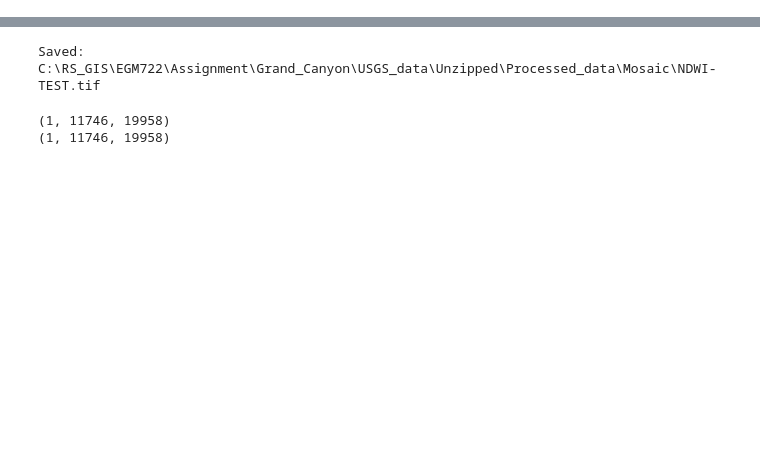
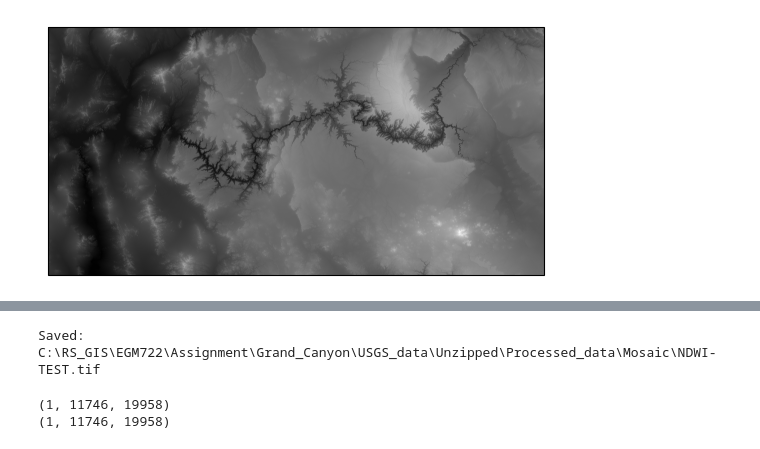
Before and after one commit to jjmcloughlin05/EGM722-Assessment, a Jupyter notebook: Assignment-II.ipynb, the cells around one changed output, grey strips where cells are left out. Saved outputs shown, nothing was run; the diff lists cells and outputs as text; code cells hidden in the pictures; blank space fills up the shorter version.

Commit message:
Dem mosaicking, clipping, Hillshade, true colour composites added

```diff
--- a/Assignment-II.ipynb
+++ b/Assignment-II.ipynb
@@ -33,20 +45,23 @@ base = Path("C:/RS_GIS/EGM722/Assignment/Grand_Canyon/USGS_data/Unzipped")
 river_ref = "C:/RS_GIS/EGM722/Assignment/Grand_Canyon/shaprfiles/river.shp"
 
 raw_data = base/"raw_data"
-NDI_data = base/"Processed_data"/"NDI"
+NDI_data = base/"Processed_data"/"NDIs"
 NDI_data.mkdir(parents=True, exist_ok=True)
-mosaic_data = base/"Processed_data"/"Mosaic"
+mosaic_data = base/"Processed_data"/"Mosaics"
 mosaic_data.mkdir(parents=True, exist_ok=True)
-mask_data = base/"Processed_data"/"Mask"
+mask_data = base/"Processed_data"/"Masks"
 mask_data.mkdir(parents=True, exist_ok=True)
-polygon_data = base/"Processed_data"/"Polygon"
+polygon_data = base/"Processed_data"/"Polygons"
 polygon_data.mkdir(parents=True, exist_ok=True)
-
-NDI_choice = {
-    "NDVI": 1,
-    "NDWI": 0,
-    "NDSI": 1,
-}
+earthaccess_data = base / "EarthAccess"
+earthaccess_data.mkdir(parents=True, exist_ok=True)
+clipped_images = base / "Processed_data" / "Clipped Images"
+clipped_images.mkdir(parents=True, exist_ok=True)
+#NDI_choice = {
+#    "NDVI": 1,
+#    "NDWI": 0,
+#    "NDSI": 1,
+#}
 # %%
 # Dictionaries describing the bands of the landsat satellites and
 satbands = {
@@ -162,0 +263,9 @@ def merging_polygons(poly_gdf, ref_poly):
+# %%
+# mosaics the DEMs
+dem_files = [fn for fn in download_file if 'dem.tif' in fn.name]
+dem_merged_path = earthaccess_data / "DEM_merged.TIF"
+rio.merge.merge(dem_files, dst_path=dem_merged_path, dtype = 'float32')
+with rio.open(dem_merged_path) as dataset:
+    dem = dataset.read(1)
+    crs = dataset.crs
+    xmin, ymin, xmax, ymax = dataset.bounds
@@ -162,0 +304,9 @@ def merging_polygons(poly_gdf, ref_poly):
+# %%
+# Plots the mosaicked DEM layer
+#data_crs=ccrs.PlateCarree()
+fig, ax = plt.subplots(1, 1, subplot_kw=dict(projection=ccrs.PlateCarree()))
+ax.imshow(dem, cmap='gray', transform=ccrs.PlateCarree(), extent=[xmin, xmax, ymin, ymax]) # display band 0 as a grayscale image, stretched between 0 and 400
+ax.set_extent([xmin, xmax, ymin, ymax], crs=ccrs.PlateCarree())
+plt.show()
+# %% [output]
+[figure, added]
```
Also changed, not shown: parts of 29 cells of this notebook, 2 other files.
